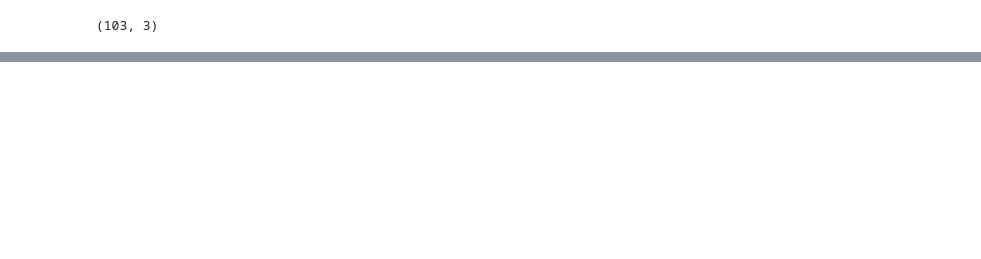
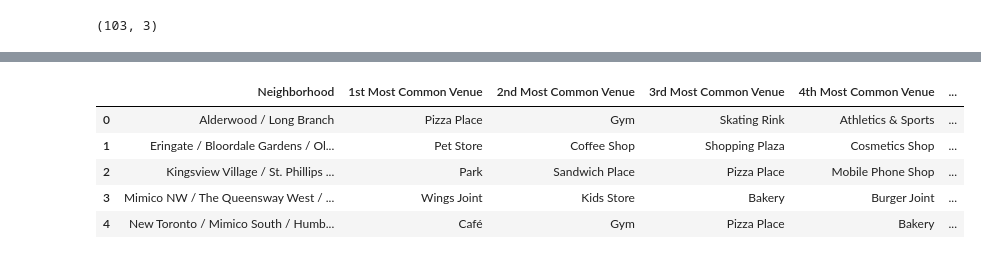
Before and after one commit to valeriya-kovalenko/Coursera_Capstone, a Jupyter notebook: Capstone Project Notebook.ipynb, the cells around one changed output, grey strips where cells are left out. Saved outputs shown, nothing was run; the diff lists cells and outputs as text; code cells hidden in the pictures; blank space fills up the shorter version.

```diff
--- a/Capstone Project Notebook.ipynb
+++ b/Capstone Project Notebook.ipynb
@@ -106,0 +164,2 @@ neighborhood.shape
+# %%
+map_toronto = folium.Map(location=[latitude, longitude], zoom_start=11)
@@ -106,0 +436,13 @@ neighborhood.shape
+# %%
+#Let's print each neighborhood along with the top 5 most common venues
+num_top_venues = 5
+
+for hood in Etobicoke_grouped['Neighborhood']:
+    print("----"+hood+"----")
+    temp = Etobicoke_grouped[Etobicoke_grouped['Neighborhood'] == hood].T.reset_index()
+    temp.columns = ['venue','freq']
+    temp = temp.iloc[1:]
+    temp['freq'] = temp['freq'].astype(float)
+    temp = temp.round({'freq': 2})
+    print(temp.sort_values('freq', ascending=False).reset_index(drop=True).head(num_top_venues))
+    print('\n')
@@ -106,0 +475,29 @@ neighborhood.shape
+# %%
+#Now let's create the new dataframe and display the top 10 venues for each neighborhood.
+num_top_venues = 10
+
+indicators = ['st', 'nd', 'rd']
+
+# create columns according to number of top venues
+columns = ['Neighborhood']
+for ind in np.arange(num_top_venues):
+    try:
+        columns.append('{}{} Most Common Venue'.format(ind+1, indicators[ind]))
+    except:
+        columns.append('{}th Most Common Venue'.format(ind+1))
+
+# create a new dataframe
+neighborhoods_venues_sorted = pd.DataFrame(columns=columns)
+neighborhoods_venues_sorted['Neighborhood'] = Etobicoke_grouped['Neighborhood']
+
+for ind in np.arange(Etobicoke_grouped.shape[0]):
+    neighborhoods_venues_sorted.iloc[ind, 1:] = return_most_common_venues(Etobicoke_grouped.iloc[ind, :], num_top_venues)
+
+neighborhoods_venues_sorted.head()
+# %% [output]
+|  | Neighborhood | 1st Most Common Venue | 2nd Most Common Venue | 3rd Most Common Venue | 4th Most Common Venue | ... |
+| 0 | Alderwood / Long Branch | Pizza Place | Gym | Skating Rink | Athletics & Sports | ... |
+| 1 | Eringate / Bloordale Gardens / Ol... | Pet Store | Coffee Shop | Shopping Plaza | Cosmetics Shop | ... |
+| 2 | Kingsview Village / St. Phillips ... | Park | Sandwich Place | Pizza Place | Mobile Phone Shop | ... |
+| 3 | Mimico NW / The Queensway West / ... | Wings Joint | Kids Store | Bakery | Burger Joint | ... |
+| 4 | New Toronto / Mimico South / Humb... | Café | Gym | Pizza Place | Bakery | ... |
```
Also changed, not shown: parts of 32 cells of this notebook.
